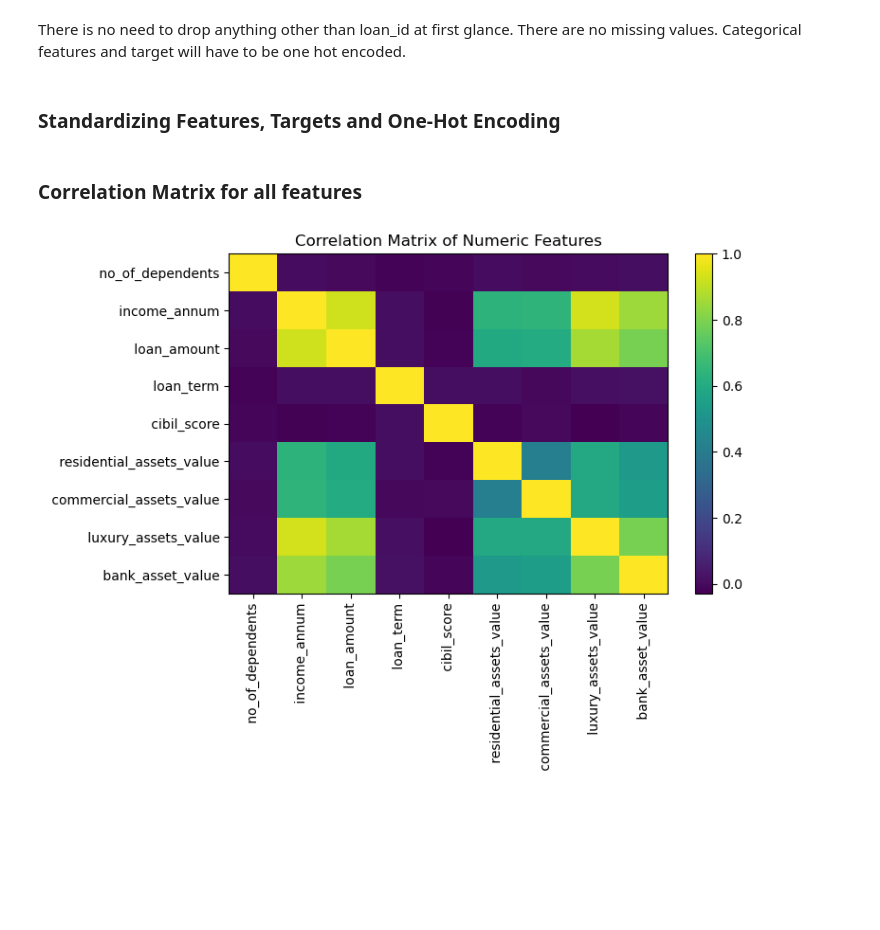
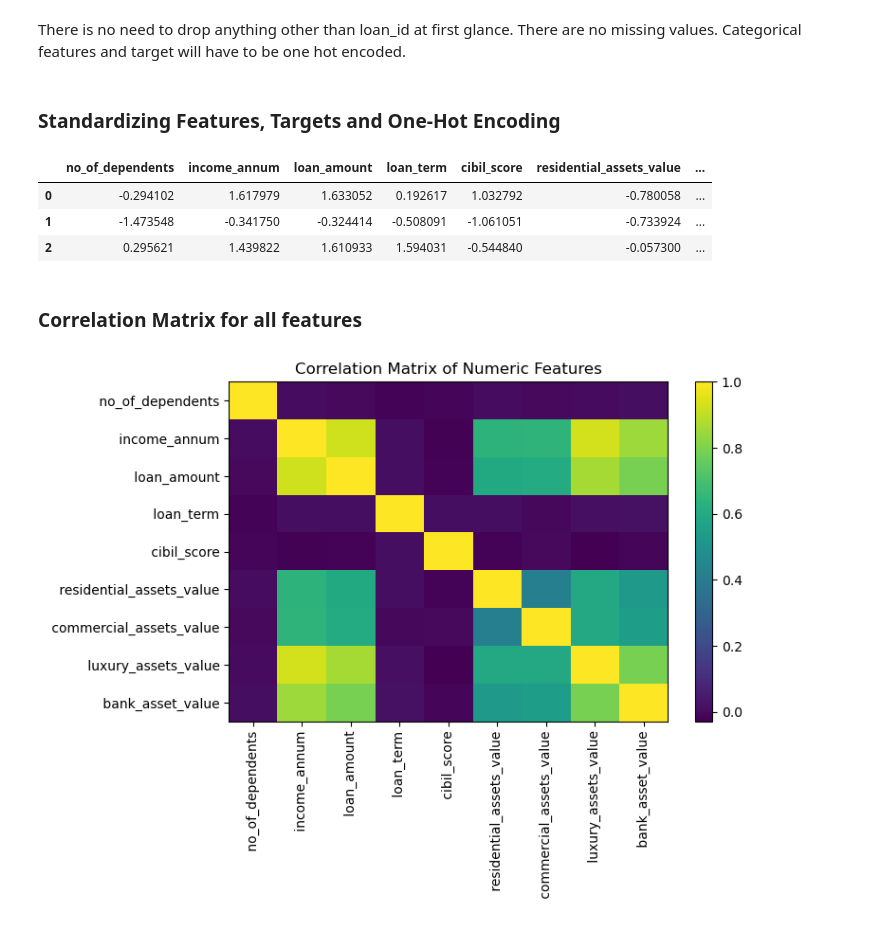
Before and after one commit to rhit-calviem/ML-Loan-Approval, a Jupyter notebook: Project_Cleaning.ipynb, the cells around one changed output. Drawn from its saved outputs; the diff is of its cells as text; code cells hidden in the pictures; blank space fills up the shorter version.

```diff
--- a/Project_Cleaning.ipynb
+++ b/Project_Cleaning.ipynb
@@ -43,35 +50,31 @@ There is no need to drop anything other than loan_id at first glance. There are
 # %% [markdown]
 ### Standardizing Features, Targets and One-Hot Encoding
 # %%
-# Split, scale numeric, one-hot encode categorical, recombine
+# Cell 1: Split, scale numeric, one-hot encode categorical, recombine
 X = df.drop(' loan_status', axis=1)
 y = df[' loan_status']
 
 # Numeric vs categorical
 X_num = X.select_dtypes(include='number')
 X_cat = X.select_dtypes(exclude='number')
 
 # Scale numeric
 from sklearn.preprocessing import StandardScaler
 X_num = StandardScaler().set_output(transform='pandas').fit_transform(X_num)
 
 # One-hot encode categorical
 X_cat = pd.get_dummies(X_cat, drop_first=True)
 
 # Recombine
 X = pd.concat([X_num, X_cat], axis=1)
 
 # Preview
 X.head(3)
-
-# Clean column names and target labels
-df.columns = df.columns.str.strip()
-y = df['loan_status'].str.strip().map({'Rejected': 0, 'Approved': 1})
-
-# Save preprocessed dataset
-df_processed = X.copy()
-df_processed['loan_status'] = y
-df_processed.to_csv('preprocessed_data.csv', index=False)
+# %% [output]
+|  | no_of_dependents | income_annum | loan_amount | loan_term | cibil_score | residential_assets_value | ... |
+| 0 | -0.294102 | 1.617979 | 1.633052 | 0.192617 | 1.032792 | -0.780058 | ... |
+| 1 | -1.473548 | -0.341750 | -0.324414 | -0.508091 | -1.061051 | -0.733924 | ... |
+| 2 | 0.295621 | 1.439822 | 1.610933 | 1.594031 | -0.544840 | -0.057300 | ... |
 # %% [markdown]
 ### Correlation Matrix for all features
 # %%
```
Also changed, not shown: parts of 2 cells of this notebook, 3 other files.
